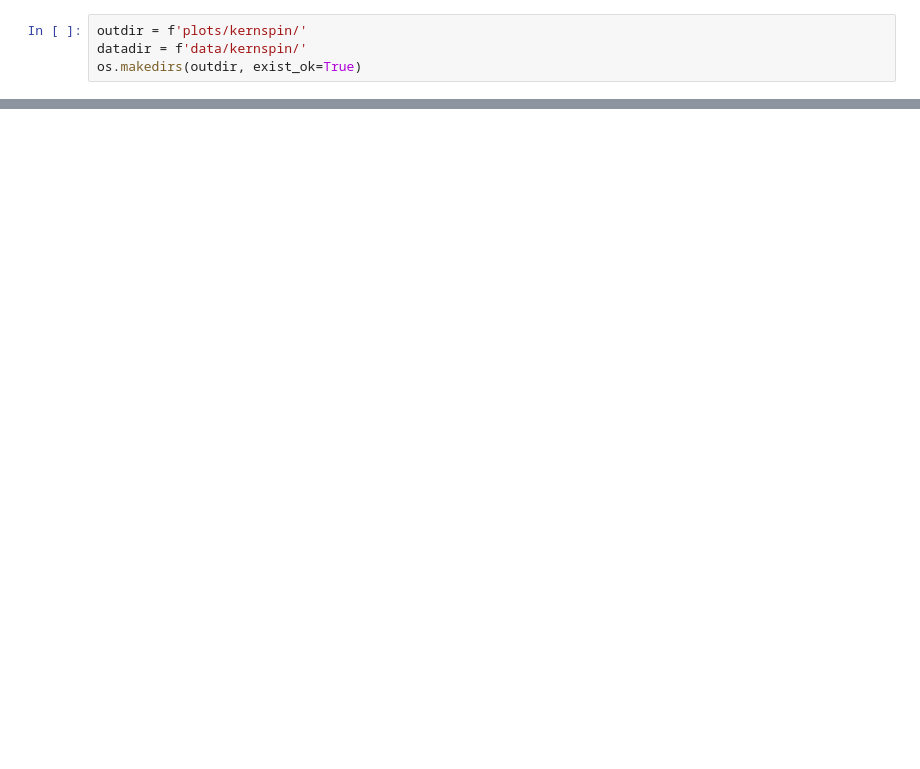
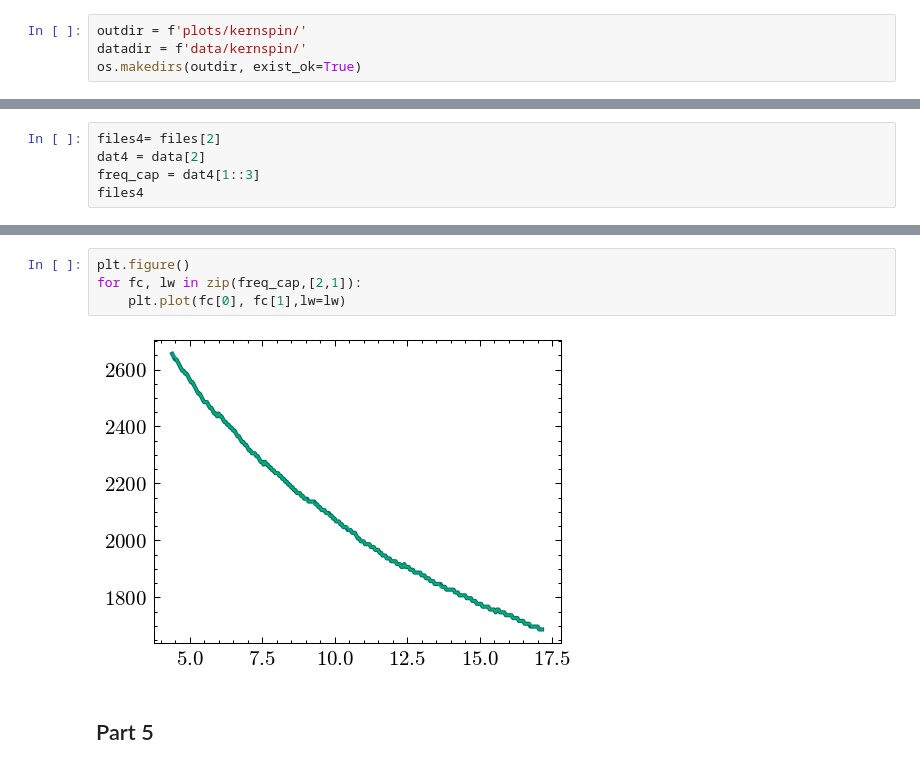
Before and after one commit to emhl/FP2, a Jupyter notebook: kernspin.ipynb, the cells around one changed output, grey strips where cells are left out. Drawn from its saved outputs; the diff is of its cells as text; blank space fills up the shorter version.

```diff
--- a/kernspin.ipynb
+++ b/kernspin.ipynb
@@ -36,0 +99,5 @@ os.makedirs(outdir, exist_ok=True)
+# %%
+files4= files[2]
+dat4 = data[2]
+freq_cap = dat4[1::3]
+files4
@@ -36,0 +127,8 @@ os.makedirs(outdir, exist_ok=True)
+# %%
+plt.figure()
+for fc, lw in zip(freq_cap,[2,1]):
+    plt.plot(fc[0], fc[1],lw=lw)
+# %% [output]
+[figure, added]
+# %% [markdown]
+## Part 5
```
Also changed, not shown: parts of 44 cells of this notebook.
